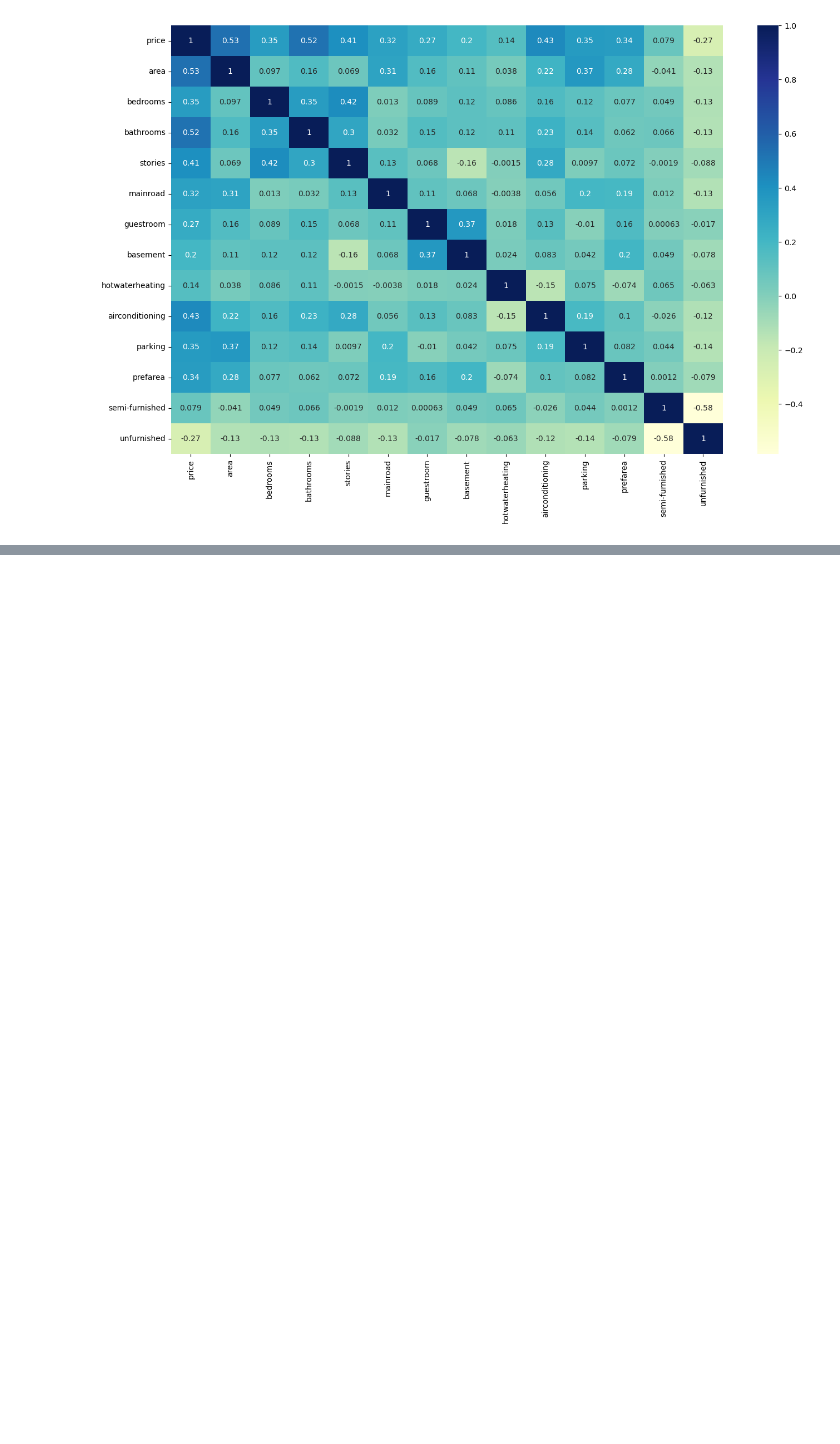
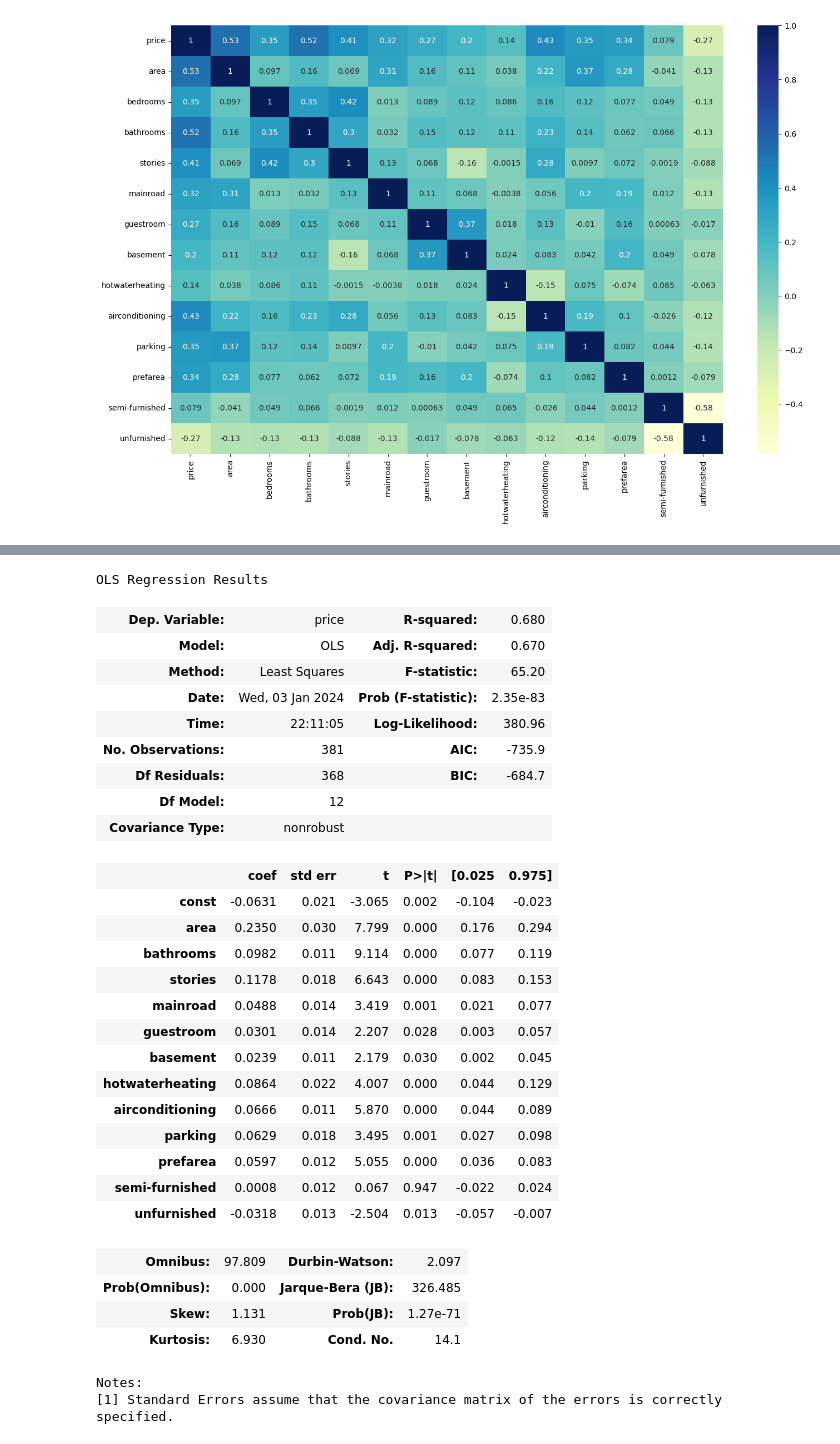
Before and after one commit to sachinmahale/Multiple_Linear_Regression, a Jupyter notebook: multiple_linear_regression.ipynb, the cells around one changed output, grey strips where cells are left out. Saved outputs shown, nothing was run; the diff lists cells and outputs as text; code cells hidden in the pictures; blank space fills up the shorter version.

```diff
--- a/multiple_linear_regression.ipynb
+++ b/multiple_linear_regression.ipynb
@@ -265,0 +513,45 @@ Name: price, dtype: float64
+# %%
+X = X_train.drop('bedrooms', axis=1)
+# %%
+# create another model
+X_train_sm = sm.add_constant(X)
+
+# create first model
+lr = sm.OLS(y_train, X_train_sm)
+
+#fit
+lr_model = lr.fit()
+
+#params
+lr_model.summary()
+# %% [output]
+OLS Regression Results
+| Dep. Variable: | price | R-squared: | 0.680 |
+| Model: | OLS | Adj. R-squared: | 0.670 |
+| Method: | Least Squares | F-statistic: | 65.20 |
+| Date: | Wed, 03 Jan 2024 | Prob (F-statistic): | 2.35e-83 |
+| Time: | 22:11:05 | Log-Likelihood: | 380.96 |
+| No. Observations: | 381 | AIC: | -735.9 |
+| Df Residuals: | 368 | BIC: | -684.7 |
+| Df Model: | 12 |  |  |
+| Covariance Type: | nonrobust |  |  |
+|  | coef | std err | t | P>|t| | [0.025 | 0.975] |
+| const | -0.0631 | 0.021 | -3.065 | 0.002 | -0.104 | -0.023 |
+| area | 0.2350 | 0.030 | 7.799 | 0.000 | 0.176 | 0.294 |
+| bathrooms | 0.0982 | 0.011 | 9.114 | 0.000 | 0.077 | 0.119 |
+| stories | 0.1178 | 0.018 | 6.643 | 0.000 | 0.083 | 0.153 |
+| mainroad | 0.0488 | 0.014 | 3.419 | 0.001 | 0.021 | 0.077 |
+| guestroom | 0.0301 | 0.014 | 2.207 | 0.028 | 0.003 | 0.057 |
+| basement | 0.0239 | 0.011 | 2.179 | 0.030 | 0.002 | 0.045 |
+| hotwaterheating | 0.0864 | 0.022 | 4.007 | 0.000 | 0.044 | 0.129 |
+| airconditioning | 0.0666 | 0.011 | 5.870 | 0.000 | 0.044 | 0.089 |
+| parking | 0.0629 | 0.018 | 3.495 | 0.001 | 0.027 | 0.098 |
+| prefarea | 0.0597 | 0.012 | 5.055 | 0.000 | 0.036 | 0.083 |
+| semi-furnished | 0.0008 | 0.012 | 0.067 | 0.947 | -0.022 | 0.024 |
+| unfurnished | -0.0318 | 0.013 | -2.504 | 0.013 | -0.057 | -0.007 |
+| Omnibus: | 97.809 | Durbin-Watson: | 2.097 |
+| Prob(Omnibus): | 0.000 | Jarque-Bera (JB): | 326.485 |
+| Skew: | 1.131 | Prob(JB): | 1.27e-71 |
+| Kurtosis: | 6.930 | Cond. No. | 14.1 |
+Notes:
+[1] Standard Errors assume that the covariance matrix of the errors is correctly specified.
```
Also changed, not shown: parts of 19 cells of this notebook.
